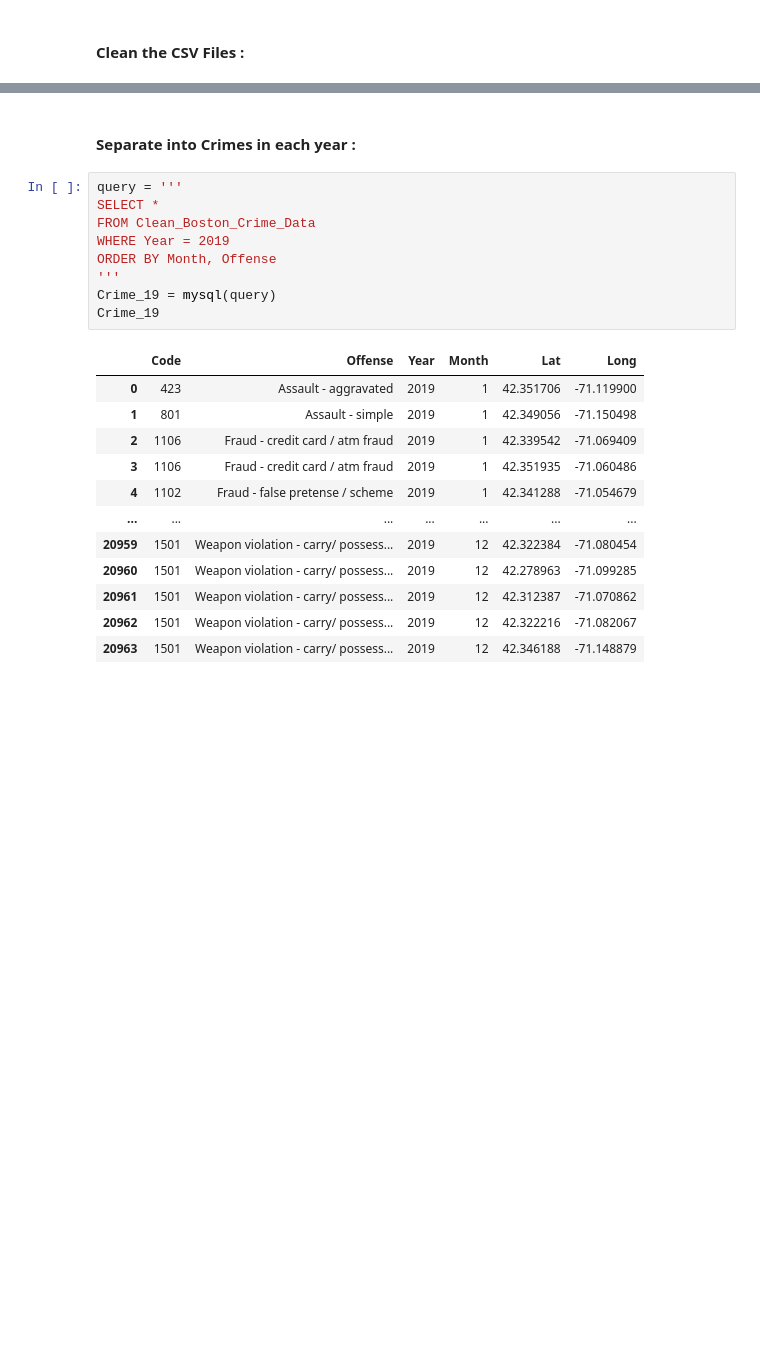
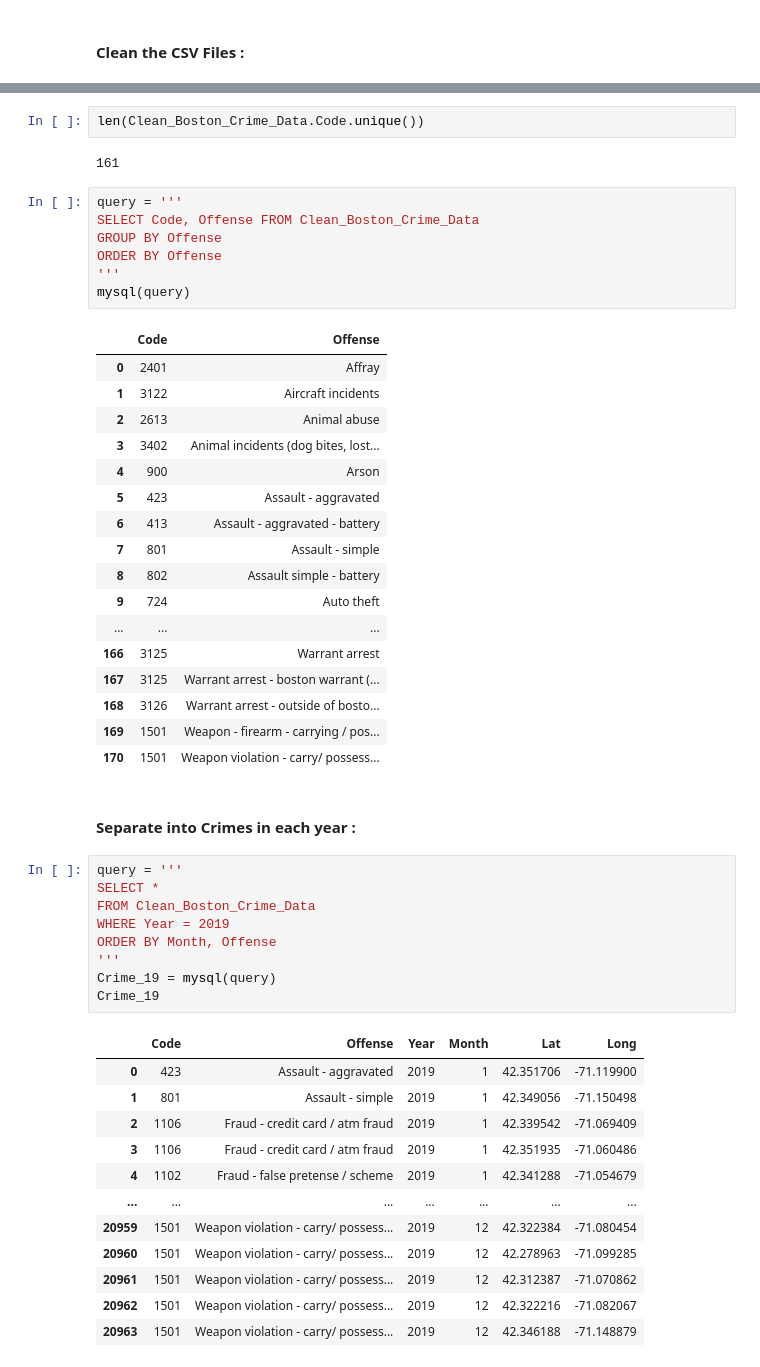
Before and after one commit to Abjt03/Crime-Detection-Data-Science, a Jupyter notebook: Crime Project/My DS Project.ipynb, the cells around one changed output, grey strips where cells are left out. Saved outputs shown, nothing was run; the diff lists cells and outputs as text; blank space fills up the shorter version.

```diff
--- a/Crime Project/My DS Project.ipynb
+++ b/Crime Project/My DS Project.ipynb
@@ -140,5 +143,34 @@ Data columns (total 6 columns):
 dtypes: float64(2), int32(3), object(1)
 memory usage: 6.1+ MB
+# %%
+len(Clean_Boston_Crime_Data.Code.unique())
+# %% [output]
+161
+# %%
+query = '''
+SELECT Code, Offense FROM Clean_Boston_Crime_Data
+GROUP BY Offense
+ORDER BY Offense
+'''
+mysql(query)
+# %% [output]
+|  | Code | Offense |
+| 0 | 2401 | Affray |
+| 1 | 3122 | Aircraft incidents |
+| 2 | 2613 | Animal abuse |
+| 3 | 3402 | Animal incidents (dog bites, lost... |
+| 4 | 900 | Arson |
+| 5 | 423 | Assault - aggravated |
+| 6 | 413 | Assault - aggravated - battery |
+| 7 | 801 | Assault - simple |
+| 8 | 802 | Assault simple - battery |
+| 9 | 724 | Auto theft |
+| ... | ... | ... |
+| 166 | 3125 | Warrant arrest |
+| 167 | 3125 | Warrant arrest - boston warrant (... |
+| 168 | 3126 | Warrant arrest - outside of bosto... |
+| 169 | 1501 | Weapon - firearm - carrying / pos... |
+| 170 | 1501 | Weapon violation - carry/ possess... |
 # %% [markdown]
 #### Separate into Crimes in each year :
 # %%
```
Also changed, not shown: parts of 5 cells of this notebook.
